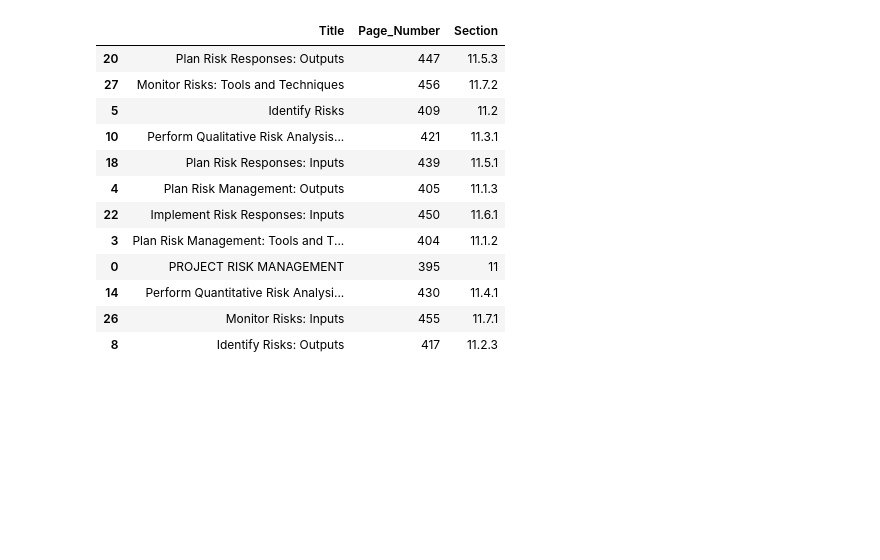
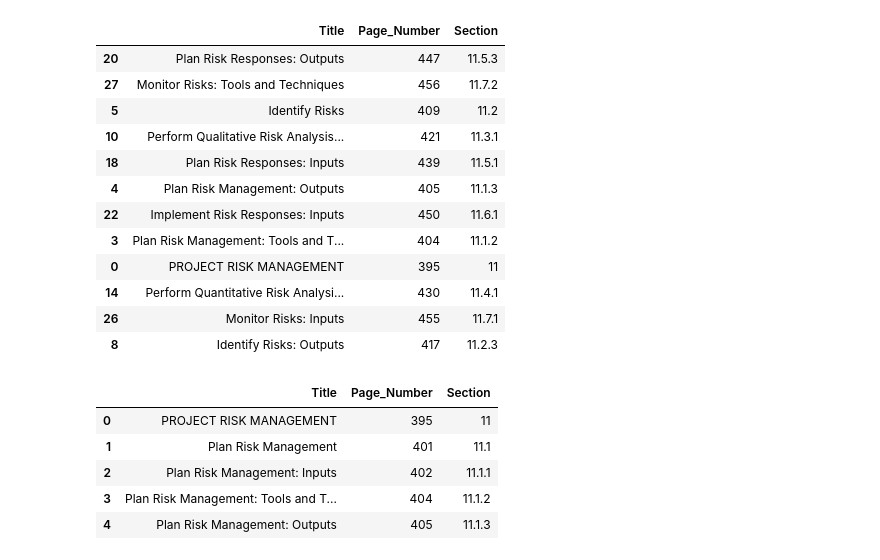
Before and after one commit to oussamaJMAA/PRM-Conceptual-Graphs-Recommendations, a Jupyter notebook: src/Data Preparation.ipynb, the cells around one changed output. Cells and saved outputs as stored; diff of their text form; code cells hidden in the pictures; blank space fills up the shorter version.

```diff
--- a/src/Data Preparation.ipynb
+++ b/src/Data Preparation.ipynb
@@ -374,3 +369,12 @@ df.sample(12)
 | 14 | Perform Quantitative Risk Analysi... | 430 | 11.4.1 |
 | 26 | Monitor Risks: Inputs | 455 | 11.7.1 |
 | 8 | Identify Risks: Outputs | 417 | 11.2.3 |
+# %%
+df.head()
+# %% [output]
+|  | Title | Page_Number | Section |
+| 0 | PROJECT RISK MANAGEMENT | 395 | 11 |
+| 1 | Plan Risk Management | 401 | 11.1 |
+| 2 | Plan Risk Management: Inputs | 402 | 11.1.1 |
+| 3 | Plan Risk Management: Tools and T... | 404 | 11.1.2 |
+| 4 | Plan Risk Management: Outputs | 405 | 11.1.3 |
```
Also changed, not shown: parts of 6 cells of this notebook.
